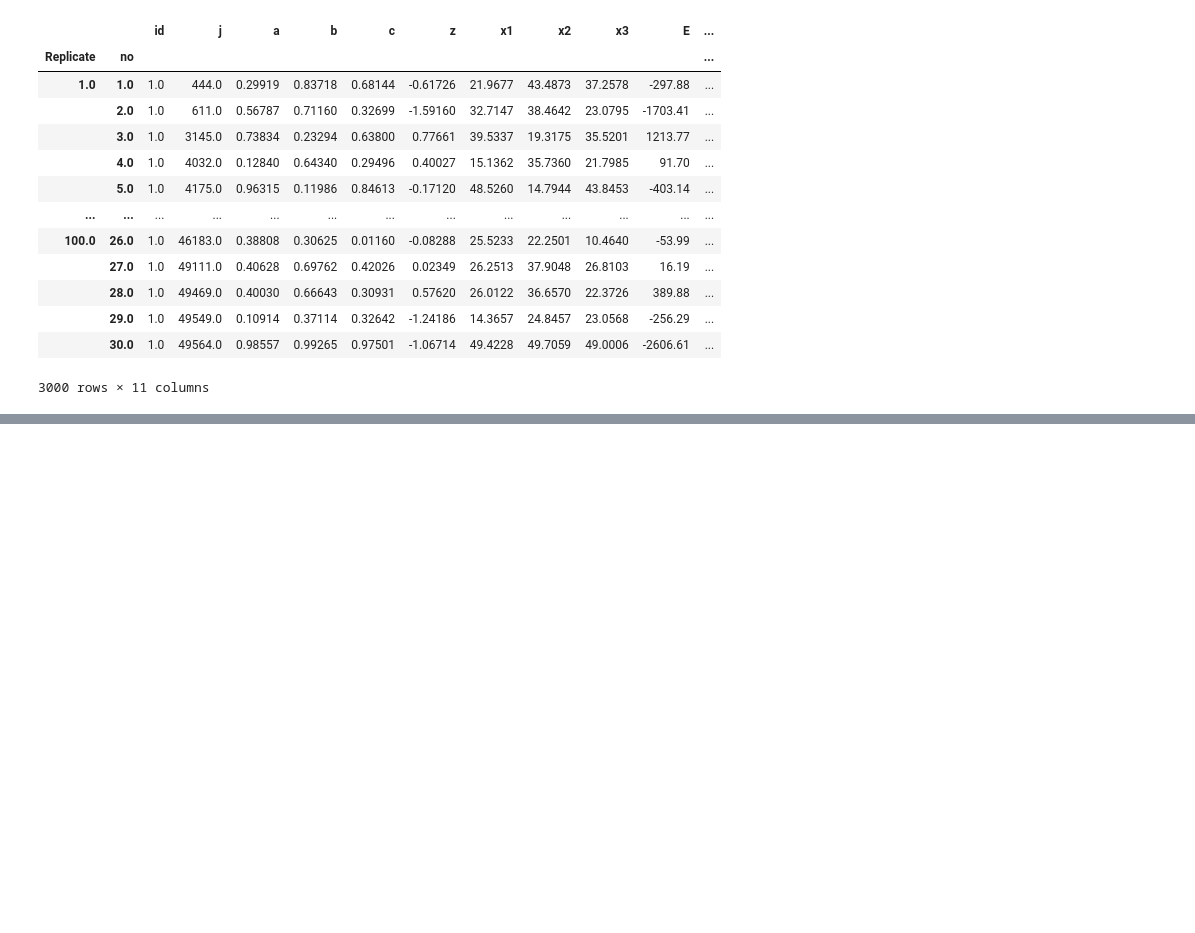
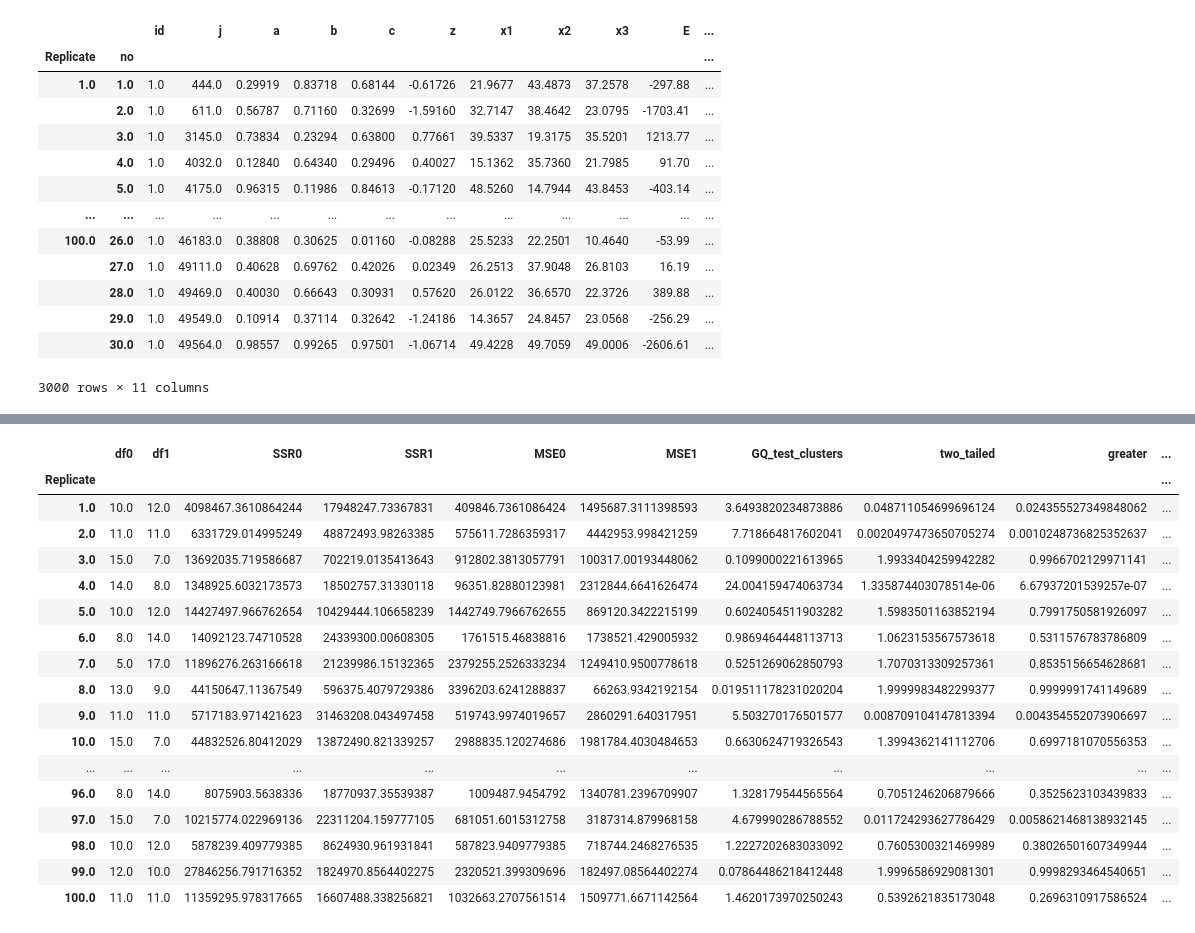
Before and after one commit to iam-fern/Research, a Jupyter notebook: GQtest_cluster_loop_two_tailed_new.ipynb, the cells around one changed output, grey strips where cells are left out. Drawn from its saved outputs; the diff is of its cells as text; code cells hidden in the pictures; blank space fills up the shorter version.

Commit message:
two_tailed ที่น่าจะสมบูรณ์

```diff
--- a/GQtest_cluster_loop_two_tailed_new.ipynb
+++ b/GQtest_cluster_loop_two_tailed_new.ipynb
@@ -288,0 +289,37 @@ two_tailed_new.astype(str)
+# %%
+# สร้างตารางผลลัพธ์
+alpha = 0.05
+pd.set_option('display.max_rows', 500)
+pd.set_option('display.max_columns', 500)
+pd.set_option('display.width', 1000)
+two_tailed_new=pd.DataFrame({"Replicate":list_replicate, "df0":list_df0, "df1":list_df1, "SSR0":list_SSR0,
+                     "SSR1":list_SSR1, "MSE0":list_MSE0, "MSE1":list_MSE1,
+                     "GQ_test_clusters":list_GQ_test_clusters, "two_tailed":list_two_tailed, "greater":list_p_greater})
+two_tailed_new.set_index(['Replicate'], inplace=True)
+
+two_tailed_new["two_tailed_new"]=two_tailed_new[["two_tailed","greater"]].apply(lambda value: value[0] if value[0]<1 else value[1], axis=1)
+two_tailed_new["Result_test"]=two_tailed_new["two_tailed_new"].apply(lambda p_value: 'Reject005=0 : Heteroscedasticity '
+                                                                      if p_value < alpha else 'Reject005=1 : Homoscedasticity ')
+
+
+#two_tailed_new_show=two_tailed_new.drop(columns="greater")
+two_tailed_new.astype(str)
+# %% [output]
+|  | df0 | df1 | SSR0 | SSR1 | MSE0 | MSE1 | GQ_test_clusters | two_tailed | greater | ... |
+| Replicate |  |  |  |  |  |  |  |  |  | ... |
+| 1.0 | 10.0 | 12.0 | 4098467.3610864244 | 17948247.73367831 | 409846.7361086424 | 1495687.3111398593 | 3.6493820234873886 | 0.048711054699696124 | 0.024355527349848062 | ... |
+| 2.0 | 11.0 | 11.0 | 6331729.014995249 | 48872493.98263385 | 575611.7286359317 | 4442953.998421259 | 7.718664817602041 | 0.0020497473650705274 | 0.0010248736825352637 | ... |
+| 3.0 | 15.0 | 7.0 | 13692035.719586687 | 702219.0135413643 | 912802.3813057791 | 100317.00193448062 | 0.1099000221613965 | 1.9933404259942282 | 0.9966702129971141 | ... |
+| 4.0 | 14.0 | 8.0 | 1348925.6032173573 | 18502757.31330118 | 96351.82880123981 | 2312844.6641626474 | 24.004159474063734 | 1.335874403078514e-06 | 6.67937201539257e-07 | ... |
+| 5.0 | 10.0 | 12.0 | 14427497.966762654 | 10429444.106658239 | 1442749.7966762655 | 869120.3422215199 | 0.6024054511903282 | 1.5983501163852194 | 0.7991750581926097 | ... |
+| 6.0 | 8.0 | 14.0 | 14092123.74710528 | 24339300.00608305 | 1761515.46838816 | 1738521.429005932 | 0.9869464448113713 | 1.0623153567573618 | 0.5311576783786809 | ... |
+| 7.0 | 5.0 | 17.0 | 11896276.263166618 | 21239986.15132365 | 2379255.2526333234 | 1249410.9500778618 | 0.5251269062850793 | 1.7070313309257361 | 0.8535156654628681 | ... |
+| 8.0 | 13.0 | 9.0 | 44150647.11367549 | 596375.4079729386 | 3396203.6241288837 | 66263.9342192154 | 0.019511178231020204 | 1.9999983482299377 | 0.9999991741149689 | ... |
+| 9.0 | 11.0 | 11.0 | 5717183.971421623 | 31463208.043497458 | 519743.9974019657 | 2860291.640317951 | 5.503270176501577 | 0.008709104147813394 | 0.004354552073906697 | ... |
+| 10.0 | 15.0 | 7.0 | 44832526.80412029 | 13872490.821339257 | 2988835.120274686 | 1981784.4030484653 | 0.6630624719326543 | 1.3994362141112706 | 0.6997181070556353 | ... |
+| ... | ... | ... | ... | ... | ... | ... | ... | ... | ... | ... |
+| 96.0 | 8.0 | 14.0 | 8075903.5638336 | 18770937.35539387 | 1009487.9454792 | 1340781.2396709907 | 1.328179544565564 | 0.7051246206879666 | 0.3525623103439833 | ... |
+| 97.0 | 15.0 | 7.0 | 10215774.022969136 | 22311204.159777105 | 681051.6015312758 | 3187314.879968158 | 4.679990286788552 | 0.011724293627786429 | 0.0058621468138932145 | ... |
+| 98.0 | 10.0 | 12.0 | 5878239.409779385 | 8624930.961931841 | 587823.9409779385 | 718744.2468276535 | 1.2227202683033092 | 0.7605300321469989 | 0.38026501607349944 | ... |
+| 99.0 | 12.0 | 10.0 | 27846256.791716352 | 1824970.8564402275 | 2320521.399309696 | 182497.08564402274 | 0.07864486218412448 | 1.9996586929081301 | 0.9998293464540651 | ... |
+| 100.0 | 11.0 | 11.0 | 11359295.978317665 | 16607488.338256821 | 1032663.2707561514 | 1509771.6671142564 | 1.4620173970250243 | 0.5392621835173048 | 0.2696310917586524 | ... |
```
Also changed, not shown: parts of 3 cells of this notebook.
